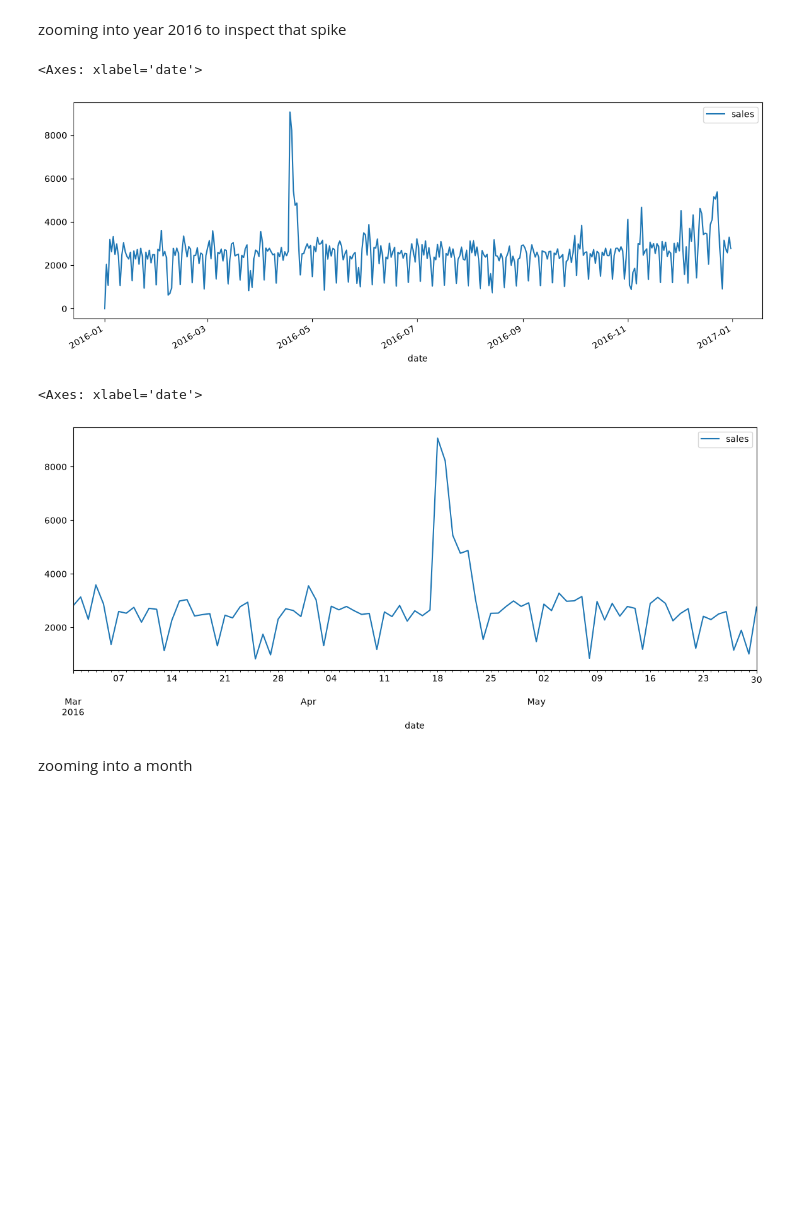
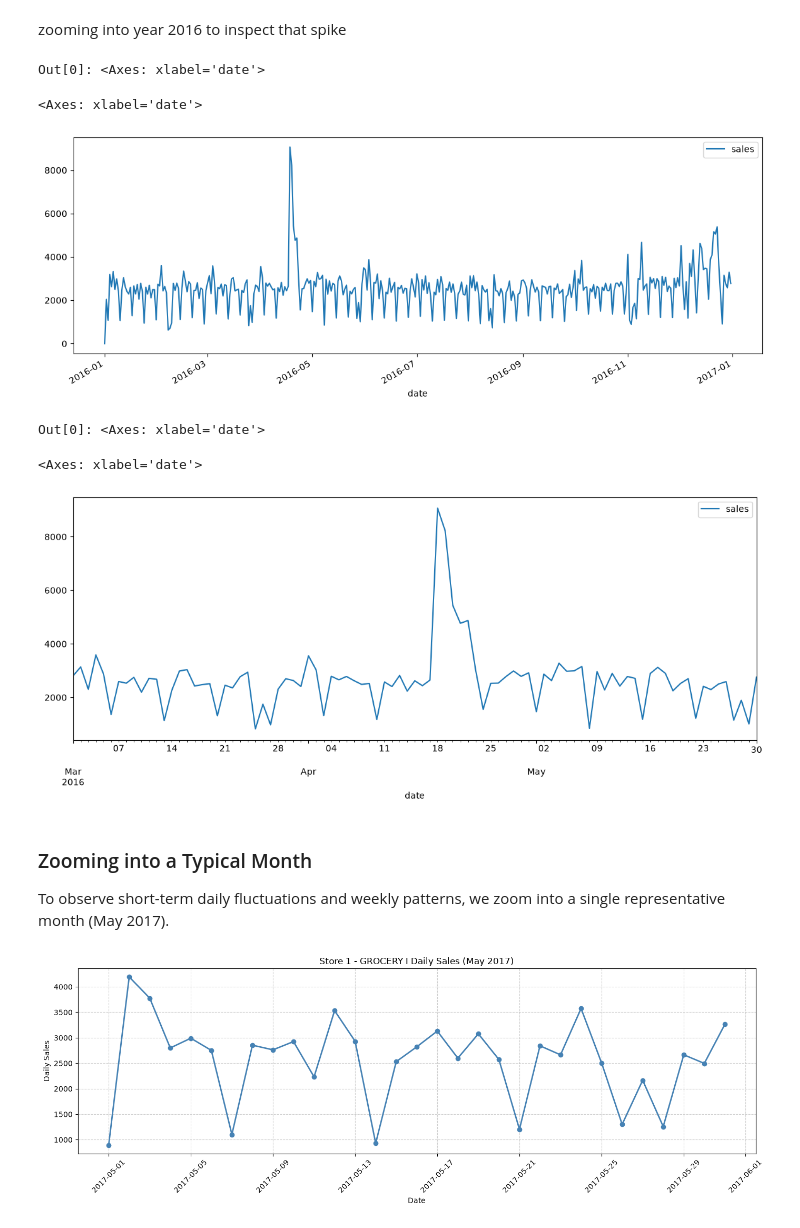
Before and after one commit to gurleen-singh-dev/retail-sales-forecasting, a Jupyter notebook: notebook/01_exploratory_data_analysis.ipynb, the cells around one changed output. Saved outputs shown, nothing was run; the diff lists cells and outputs as text; code cells hidden in the pictures; blank space fills up the shorter version.

```diff
--- a/notebook/01_exploratory_data_analysis.ipynb
+++ b/notebook/01_exploratory_data_analysis.ipynb
@@ -23,0 +82,13 @@ slice_df.shape, slice_df.head()
+# %%
+# Filter to Store 1, GROCERY I and keep date, sales, onpromotion
+target_df = (
+    df[(df['store_nbr'] == 1) & (df['family'] == 'GROCERY I')][['date', 'sales', 'onpromotion']]
+    .sort_values('date')
+    .reset_index(drop=True)
+)
+
+# Preserve slice_df for backward compatibility with initial exploration
+slice_df = target_df.copy()
+
+print('Target dataframe shape:', target_df.shape)
+target_df.head()
@@ -39,7 +149,8 @@ slice_df[(slice_df.date >= '2016-01-01')
                                                  y='sales',
                                                  figsize=(14, 5))
 # %% [output]
-<Axes: xlabel='date'>
+Out[0]: <Axes: xlabel='date'>
+<Axes: xlabel='date'>
 [figure]
 # %%
 slice_df[(slice_df.date >= '2016-03-01')
@@ -47,7 +158,27 @@ slice_df[(slice_df.date >= '2016-03-01')
                                                  y='sales',
                                                  figsize=(14, 5))
 # %% [output]
-<Axes: xlabel='date'>
+Out[0]: <Axes: xlabel='date'>
+<Axes: xlabel='date'>
 [figure]
-# %% [markdown]
-zooming into a month
+# %% [markdown]
+### Zooming into a Typical Month
+
+To observe short-term daily fluctuations and weekly patterns, we zoom into a single representative month (May 2017).
+# %%
+import matplotlib.pyplot as plt
+
+# Zoom into May 2017 to observe day-to-day fluctuations
+may_2017 = target_df[(target_df['date'] >= '2017-05-01') & (target_df['date'] <= '2017-05-31')]
+
+fig, ax = plt.subplots(figsize=(14, 5))
+ax.plot(may_2017['date'], may_2017['sales'], marker='o', color='steelblue', linewidth=2)
+ax.set_title('Store 1 - GROCERY I Daily Sales (May 2017)')
+ax.set_xlabel('Date')
+ax.set_ylabel('Daily Sales')
+ax.grid(True, linestyle='--', alpha=0.6)
+plt.xticks(rotation=45)
+plt.tight_layout()
+plt.show()
+# %% [output]
+[figure, added]
```
Also changed, not shown: parts of 43 cells of this notebook.
